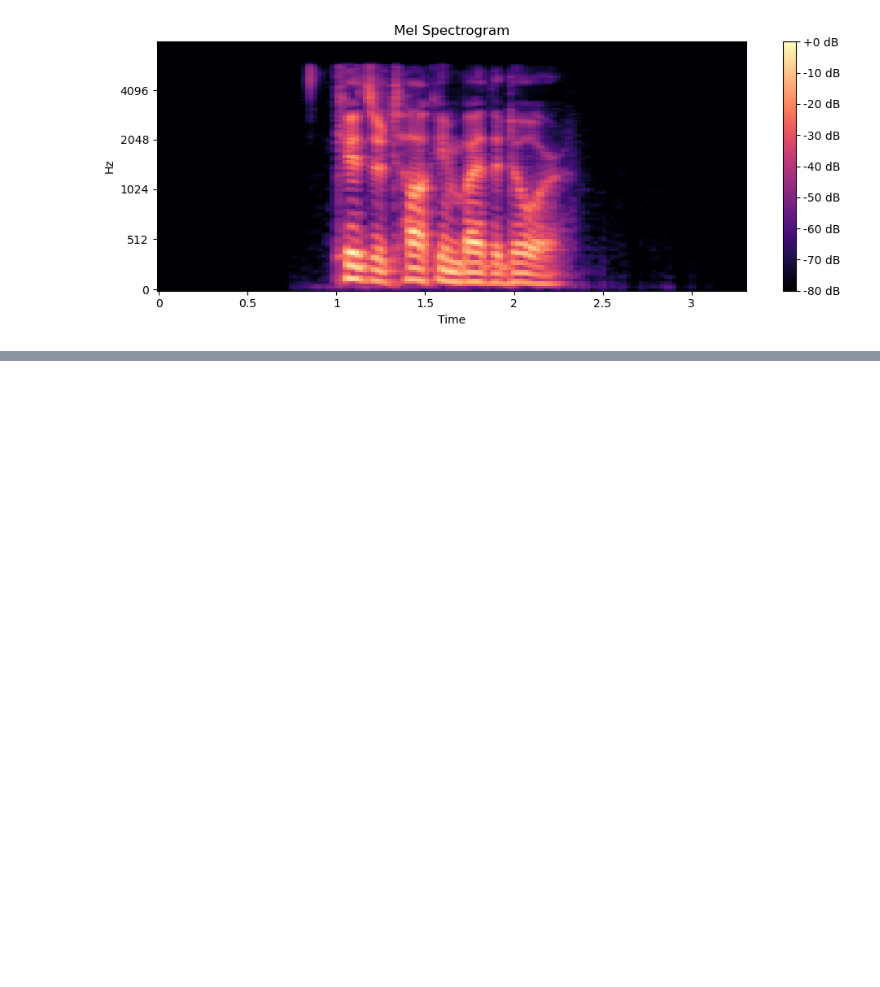
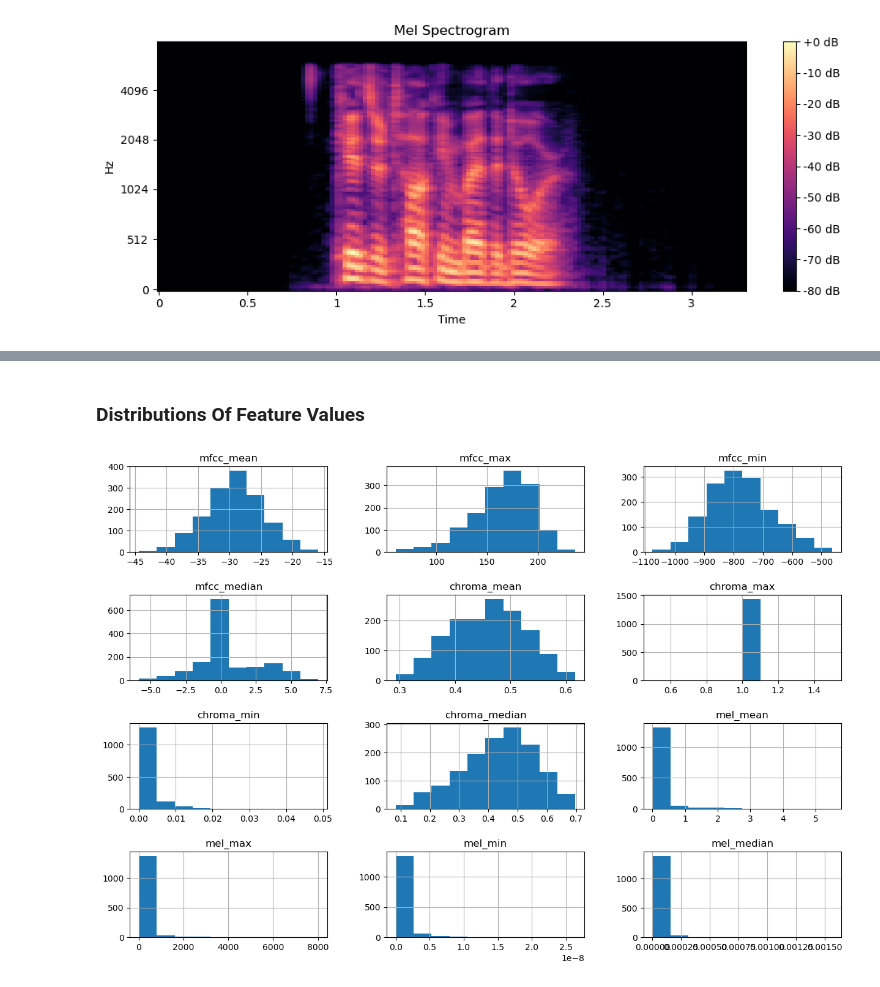
Before and after one commit to Impingere/Projects, a Jupyter notebook: 18.6.1 Capstone Two - Data Wrangling/Capstone 2 - Data Wrangling.ipynb, the cells around one changed output, grey strips where cells are left out. Saved outputs shown, nothing was run; the diff lists cells and outputs as text; code cells hidden in the pictures; blank space fills up the shorter version.

```diff
--- a/18.6.1 Capstone Two - Data Wrangling/Capstone 2 - Data Wrangling.ipynb
+++ b/18.6.1 Capstone Two - Data Wrangling/Capstone 2 - Data Wrangling.ipynb
@@ -227,0 +395,7 @@ print(df.head())
+# %% [markdown]
+### Distributions Of Feature Values<a id='Distributions_Of_Feature_Values'></a>
+# %%
+df.hist(figsize=(15,10))
+plt.subplots_adjust(hspace=0.5);
+# %% [output]
+[figure, added]
```
Also changed, not shown: parts of 39 cells of this notebook, 1 other file.
